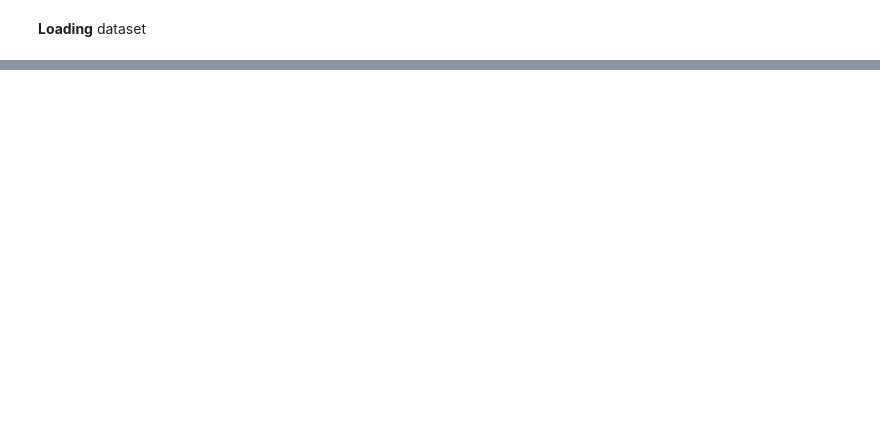
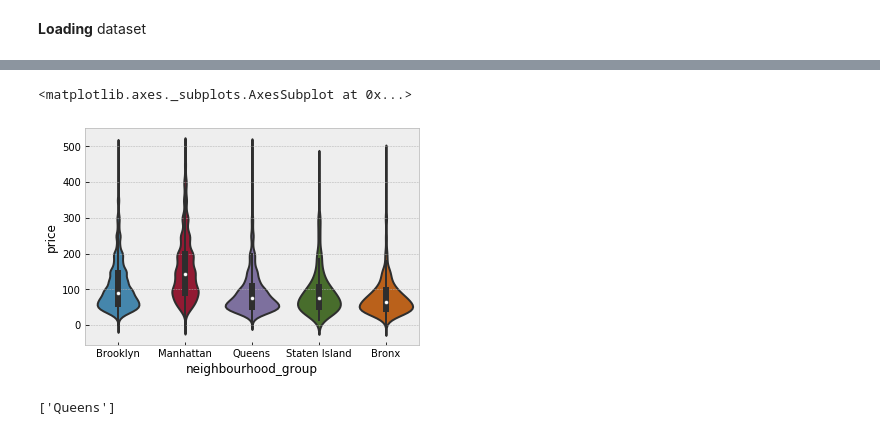
Before and after one commit to kvapiltomas/projects, a Jupyter notebook: NY_airbnb_analysis.ipynb, the cells around one changed output, grey strips where cells are left out. Drawn from its saved outputs; the diff is of its cells as text; code cells hidden in the pictures; blank space fills up the shorter version.

```diff
--- a/NY_airbnb_analysis.ipynb
+++ b/NY_airbnb_analysis.ipynb
@@ -12,6 +13,6 @@ import numpy as np
 **Loading** dataset
 # %%
 #check of data
-NY = pd.read_csv('AB_NYC_2019.csv')
+NY = pd.read_csv('/content/drive/My Drive/AB_NYC_2019.csv')
 
 NY.head()
@@ -109,6 +288,6 @@ print(top)
-# %%
-#price distribution
-print(NY['price'].describe())
-plt.figure(figsize=(9,8))
-plt.style.use('bmh')
-sns.distplot(NY['price'], color ='g', bins = 100, hist_kws = {'alpha':0.3})
+# %%
+price_neighberhood = NY[NY['price'] < 500]
+sns.violinplot(data=price_neighberhood, x = 'neighbourhood_group', y = 'price')
+# %% [output]
+<matplotlib.axes._subplots.AxesSubplot at 0x...>
+[figure, added]
@@ -114,0 +300,4 @@ sns.distplot(NY['price'], color ='g', bins = 100, hist_kws = {'alpha':0.3})
+# %%
+print(sub_queens['neighbourhood_group'].unique())
+# %% [output]
+['Queens']
```
Also changed, not shown: parts of 25 cells of this notebook.
